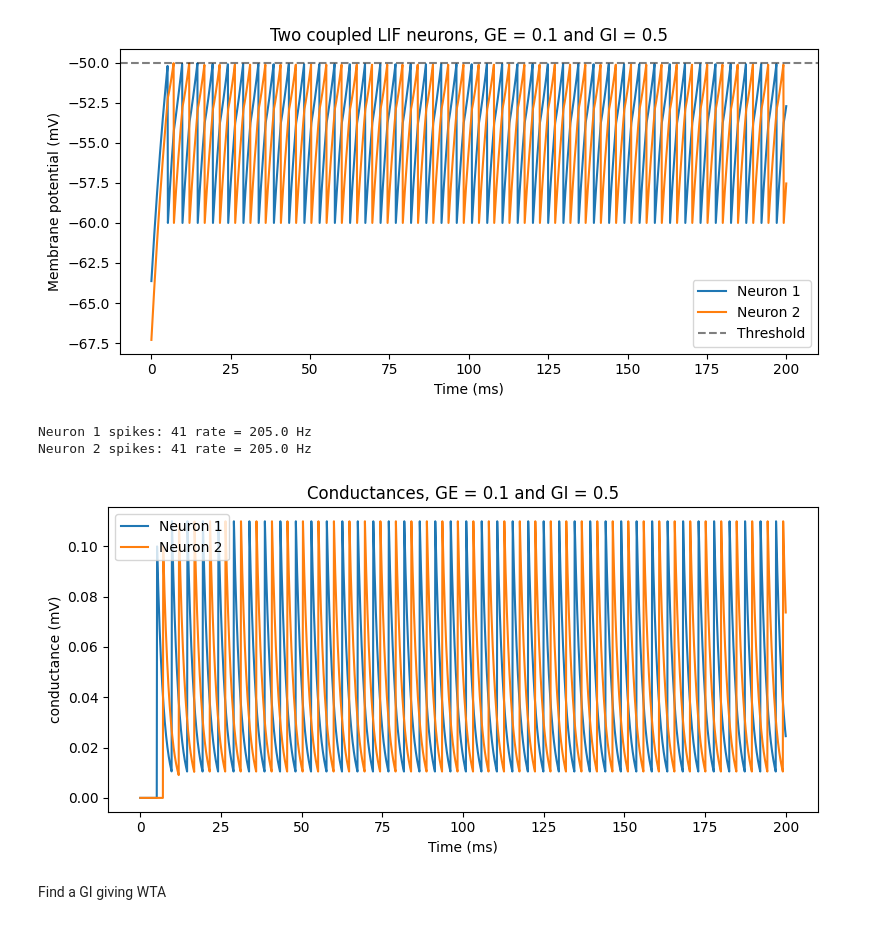
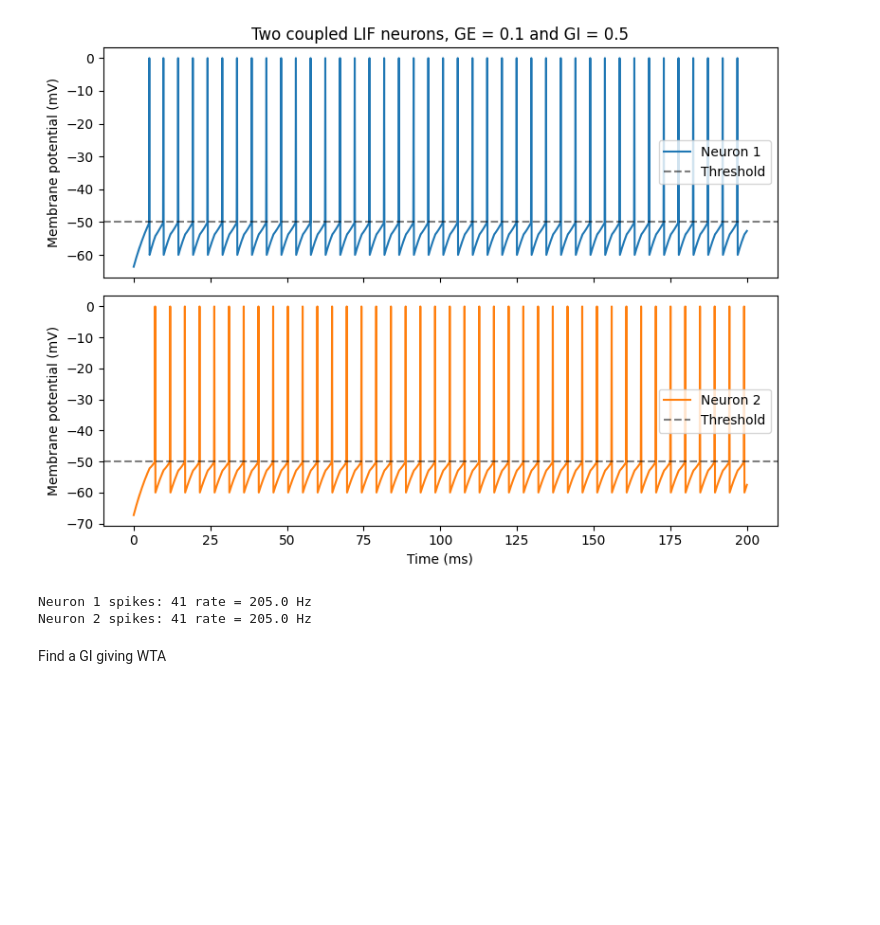
Before and after one commit to subin6092/Computational-neuroscience, a Jupyter notebook: project 3.1.ipynb, the cells around one changed output. Saved outputs shown, nothing was run; the diff lists cells and outputs as text; code cells hidden in the pictures; blank space fills up the shorter version.

```diff
--- a/project 3.1.ipynb
+++ b/project 3.1.ipynb
@@ -70,38 +72,34 @@ def simulate_two_neurons(I1=40.0, I2=40.0, GE=0.1, GI=0.5, seed=None):
 
 def firing_rate(spikes, T=200.0):
     return len(spikes) / (T / 1000.0)   # Hz
-# %%
-    t, V, gE, gI, spikes = simulate_two_neurons(I1=40, I2=40, GE=0.1, GI=0.5, seed=0)
-
-    plt.figure(figsize=(8,4))
-    plt.plot(t, V[0], label='Neuron 1')
-    plt.plot(t, V[1], label='Neuron 2')
-    plt.axhline(Vth, ls='--', c='k', alpha=0.5, label='Threshold')
-    plt.xlabel('Time (ms)')
-    plt.ylabel('Membrane potential (mV)')
-    plt.title('Two coupled LIF neurons, GE = 0.1 and GI = 0.5')
-    plt.legend()
-    plt.tight_layout()
-    plt.show()
-
-    print("Neuron 1 spikes:", len(spikes[0]), "rate =", firing_rate(spikes[0]), "Hz")
-    print("Neuron 2 spikes:", len(spikes[1]), "rate =", firing_rate(spikes[1]), "Hz")
-# %% [output]
-[figure, removed]
-Neuron 1 spikes: 41 rate = 205.0 Hz
-Neuron 2 spikes: 41 rate = 205.0 Hz
-# %%
-plt.figure(figsize=(8,4))
-plt.plot(t, gE[0], label='Neuron 1')
-plt.plot(t, gE[1], label='Neuron 2')
-plt.xlabel('Time (ms)')
-plt.ylabel('conductance (mV)')
-plt.title('Conductances, GE = 0.1 and GI = 0.5')
-plt.legend()
-plt.tight_layout()
-plt.show()
-# %% [output]
-[figure, removed]
+# %%
+t, V, gE, gI, spikes = simulate_two_neurons(I1=40, I2=40, GE=0.1, GI=0.5, seed=0)
+
+fig, axes = plt.subplots(2, 1, figsize=(8, 6), sharex=True)
+
+# Top plot: Neuron 1
+axes[0].plot(t, V[0], label='Neuron 1', color='C0')
+axes[0].axhline(Vth, ls='--', c='k', alpha=0.5, label='Threshold')
+axes[0].set_ylabel('Membrane potential (mV)')
+axes[0].set_title('Two coupled LIF neurons, GE = 0.1 and GI = 0.5')
+axes[0].legend()
+
+# Bottom plot: Neuron 2
+axes[1].plot(t, V[1], label='Neuron 2', color='C1')
+axes[1].axhline(Vth, ls='--', c='k', alpha=0.5, label='Threshold')
+axes[1].set_xlabel('Time (ms)')
+axes[1].set_ylabel('Membrane potential (mV)')
+axes[1].legend()
+
+plt.tight_layout()
+plt.show()
+
+print("Neuron 1 spikes:", len(spikes[0]), "rate =", firing_rate(spikes[0]), "Hz")
+print("Neuron 2 spikes:", len(spikes[1]), "rate =", firing_rate(spikes[1]), "Hz")
+# %% [output]
+[figure, added]
+Neuron 1 spikes: 41 rate = 205.0 Hz
+Neuron 2 spikes: 41 rate = 205.0 Hz
 # %% [markdown]
 Find a GI giving WTA
 # %%
```
Also changed, not shown: parts of 2 cells of this notebook.
